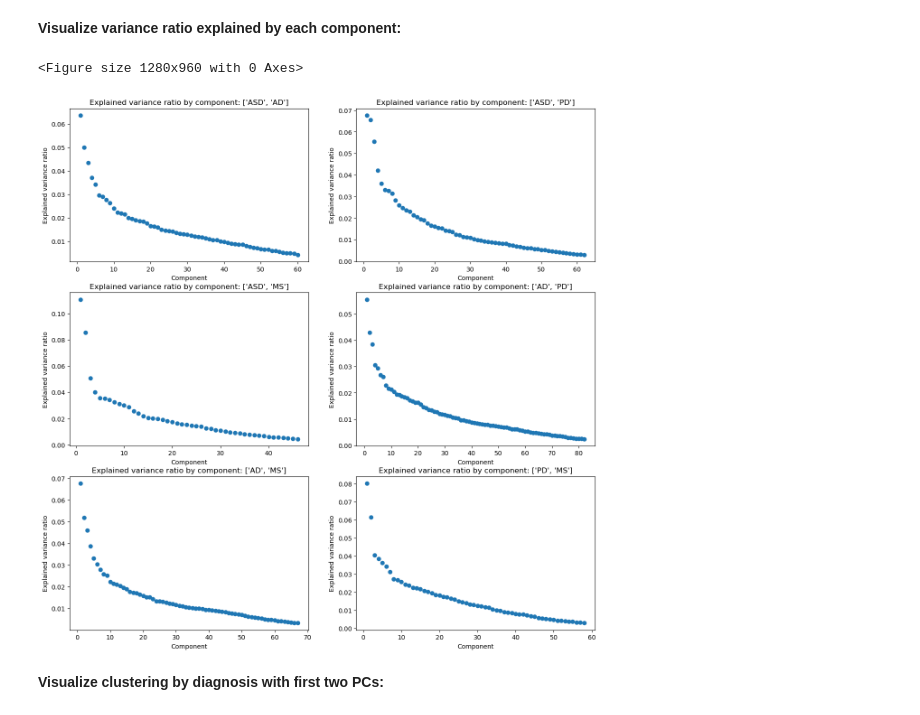
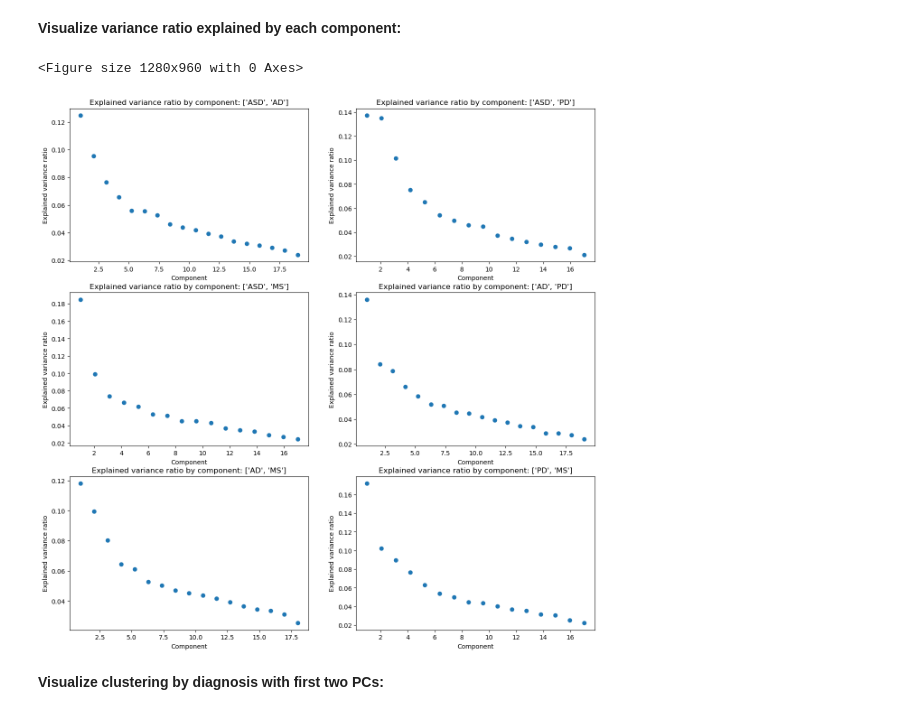
Before and after one commit to aplapteva/20440_final_project, a Jupyter notebook: Code/paired_analysis_ag.ipynb, the cells around one changed output. Drawn from its saved outputs; the diff is of its cells as text; code cells hidden in the pictures.

```diff
--- a/Code/paired_analysis_ag.ipynb
+++ b/Code/paired_analysis_ag.ipynb
@@ -35,6 +36,18 @@ color_map = {'AD': '#666666',
 # load in data:
 df = pd.read_csv('../Data/20440_cleaned_data.csv')
 
+diagnosis = ['AD', 'ASD', 'MS', 'PD']
+
+for diag in diagnosis:
+    for feature in df.columns:
+        drop = 0
+        for val in df[feature].loc[df['Diagnosis'] == diag]:
+            if val != 0:
+                drop +=1
+        if drop == 0:
+            df = df.drop([feature], axis=1)
+
+
 # This is for trimming out a certain amount of a diagnosis if we want more equal sizes
 # for diag in diagnoses:
 #     indexdiag = df[df['Diagnosis'] == diag].index
@@ -43,9 +56,11 @@ df = pd.read_csv('../Data/20440_cleaned_data.csv')
 # This is for dropping certain diagnoses for troubleshooting
 df_pair = []
 
+
 for pair in pairwise:
     df_i = df.loc[(df['Diagnosis'] == pair[0]) | (df['Diagnosis'] == pair[1])]
     df_pair.append(df_i)
+
 
 # For dropping diagnosis column so we can feed data in:
 data_pair = []
@@ -56,11 +71,23 @@ for dataset in df_pair:
     data_pair_i = data_pair_i.loc[:, (data_pair_i != 0).any(axis=0)] # delete any columns with all zeros
     data_pair.append(data_pair_i)
 
+data_pair_big = []
+
+for dataset in df_pair_big:
+    data_pair_i = dataset.drop(['Diagnosis'], axis=1) # data without diagnosis column
+    data_pair_i = data_pair_i.drop(['Unknown'], axis=1)
+    data_pair_i = data_pair_i.loc[:, (data_pair_i != 0).any(axis=0)] # delete any columns with all zeros
+    data_pair_big.append(data_pair_i)
+
 # make a list of diagnoses:
 diagnosis_pair = []
+diagnosis_pair_big = []
 
 for dataset in df_pair:
     diagnosis_pair.append(list(dataset["Diagnosis"]))
+
+for dataset in df_pair_big:
+    diagnosis_pair_big.append(list(dataset["Diagnosis"]))
 # %% [markdown]
 Imputation, if necessary:
 # %%
@@ -134,8 +135,10 @@ Removing small relative abundances, if necessary:
 out_df_pair = []
 var_ratio_pair = []
 pcs_pair = []
+loadings_pair = []
+
 for data in data_pair_1:
-    pca = PCA(n_components=.95)
+    pca = PCA(n_components=.90)
     out = pca.fit_transform(data)
 
     columns_list = []
@@ -146,22 +149,23 @@ for data in data_pair_1:
     out_df_pair.append(out_df)
     var_ratio_pair.append(pca.explained_variance_ratio_)
     pcs_pair.append(pca.components_)
+    loadings_pair.append(pd.DataFrame(pca.components_, columns=data.columns, index=out_df.columns))
 # %% [markdown]
 **Visualize variance ratio explained by each component:**
 # %%
 plt.figure(dpi = 200)
 fig, ((ax1, ax2), (ax3, ax4), (ax5, ax6)) = plt.subplots(3, 2, figsize=(15, 15))
 axes = [ax1, ax2, ax3, ax4, ax5, ax6]
 
 for i in range(len(out_df_pair)):
-    pc = np.linspace(1, len(out_df_pair[i].columns), len(out_df_pair[i].columns))
+    pc = np.linspace(1, len(out_df_pair[i].columns)+1, len(out_df_pair[i].columns))
     axes[i].scatter(pc, var_ratio_pair[i])
     axes[i].set_title('Explained variance ratio by component: ' +  str(pairwise[i]))
     axes[i].set(xlabel='Component')
     axes[i].set(ylabel='Explained variance ratio');
 # %% [output]
 <Figure size 1280x960 with 0 Axes>
-[figure, old version]
+[figure, new version]
 # %% [markdown]
 **Visualize clustering by diagnosis with first two PCs:**
 # %%
```
Also changed, not shown: parts of 28 cells of this notebook, 28 other files.
